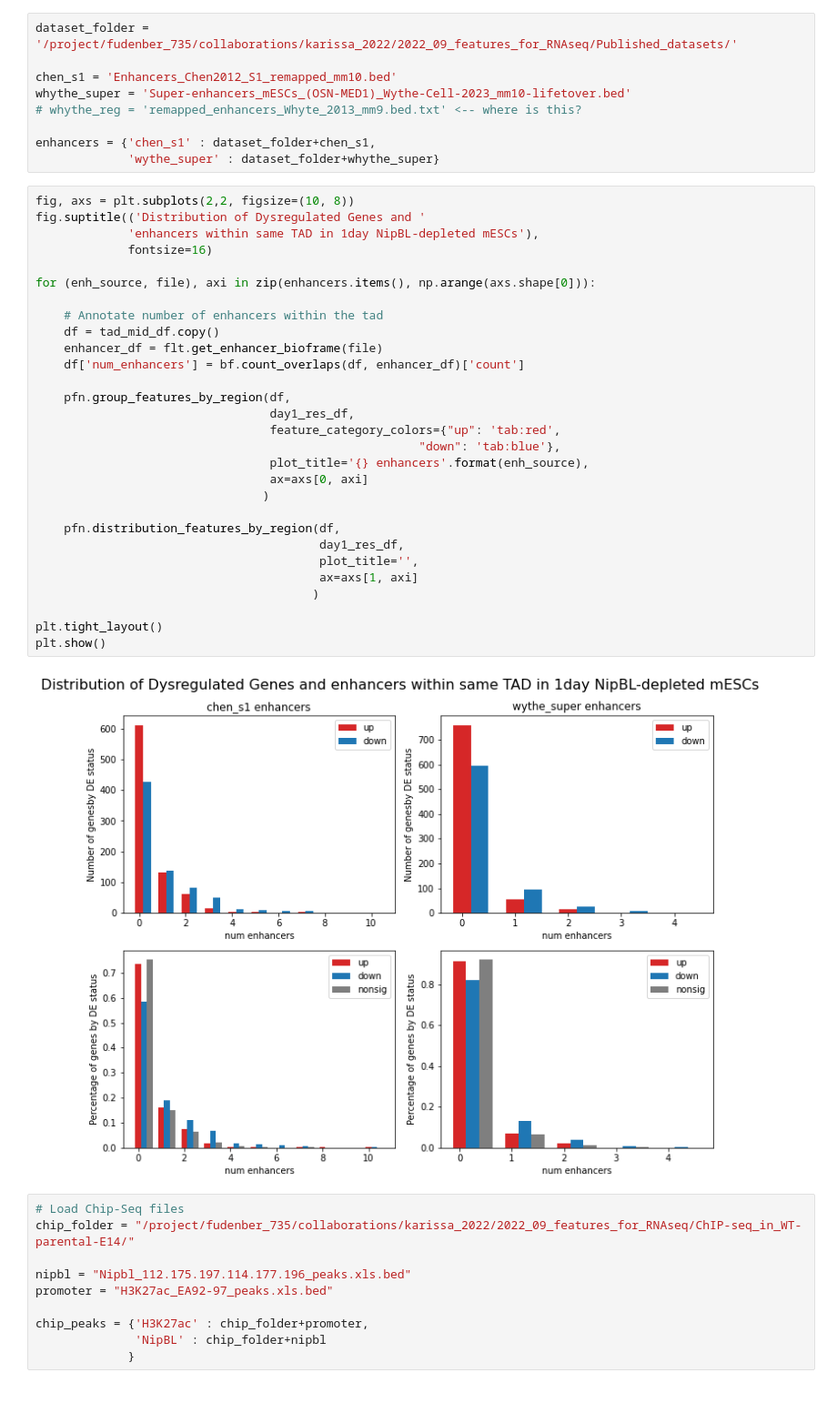
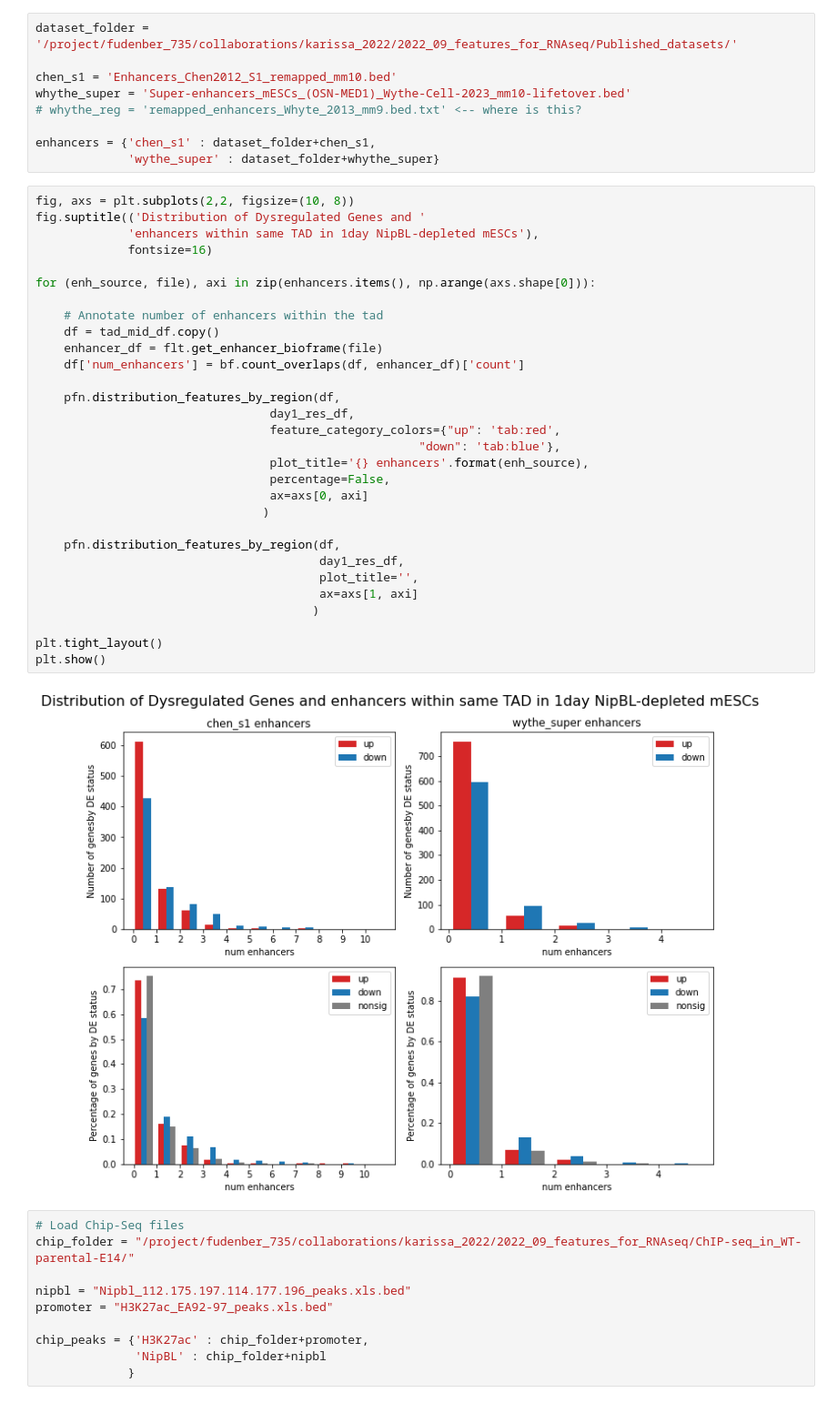
Before and after one commit to Bozhie/transcription_3Dfolding, a Jupyter notebook: transcription_3dfolding/transcription_data_analysis/20221207_tad_feature_barplots.ipynb, the cells around one changed output. Shown at 91% size. Drawn from its saved outputs; the diff is of its cells as text.

Commit message:
refactored and combined group_features_by_region and _distribution_features_by_region

```diff
--- a/transcription_3dfolding/transcription_data_analysis/20221207_tad_feature_barplots.ipynb
+++ b/transcription_3dfolding/transcription_data_analysis/20221207_tad_feature_barplots.ipynb
@@ -48,34 +48,35 @@ enhancers = {'chen_s1' : dataset_folder+chen_s1,
 # %%
 fig, axs = plt.subplots(2,2, figsize=(10, 8))
 fig.suptitle(('Distribution of Dysregulated Genes and '
              'enhancers within same TAD in 1day NipBL-depleted mESCs'),
              fontsize=16)
 
 for (enh_source, file), axi in zip(enhancers.items(), np.arange(axs.shape[0])):
 
     # Annotate number of enhancers within the tad
     df = tad_mid_df.copy()
     enhancer_df = flt.get_enhancer_bioframe(file)
     df['num_enhancers'] = bf.count_overlaps(df, enhancer_df)['count']
 
-    pfn.group_features_by_region(df,
+    pfn.distribution_features_by_region(df,
                                  day1_res_df,
                                  feature_category_colors={"up": 'tab:red',
                                                       "down": 'tab:blue'},
                                  plot_title='{} enhancers'.format(enh_source),
+                                 percentage=False,
                                  ax=axs[0, axi]
                                 )
 
     pfn.distribution_features_by_region(df,
                                         day1_res_df,
                                         plot_title='',
                                         ax=axs[1, axi]
                                        )
 
 plt.tight_layout()
 plt.show()
 # %% [output]
-[figure, old version]
+[figure, new version]
 # %%
 # Load Chip-Seq files
 chip_folder = "/project/fudenber_735/collaborations/karissa_2022/2022_09_features_for_RNAseq/ChIP-seq_in_WT-parental-E14/"
```
Also changed, not shown: parts of 1 cell of this notebook, 2 other files.
